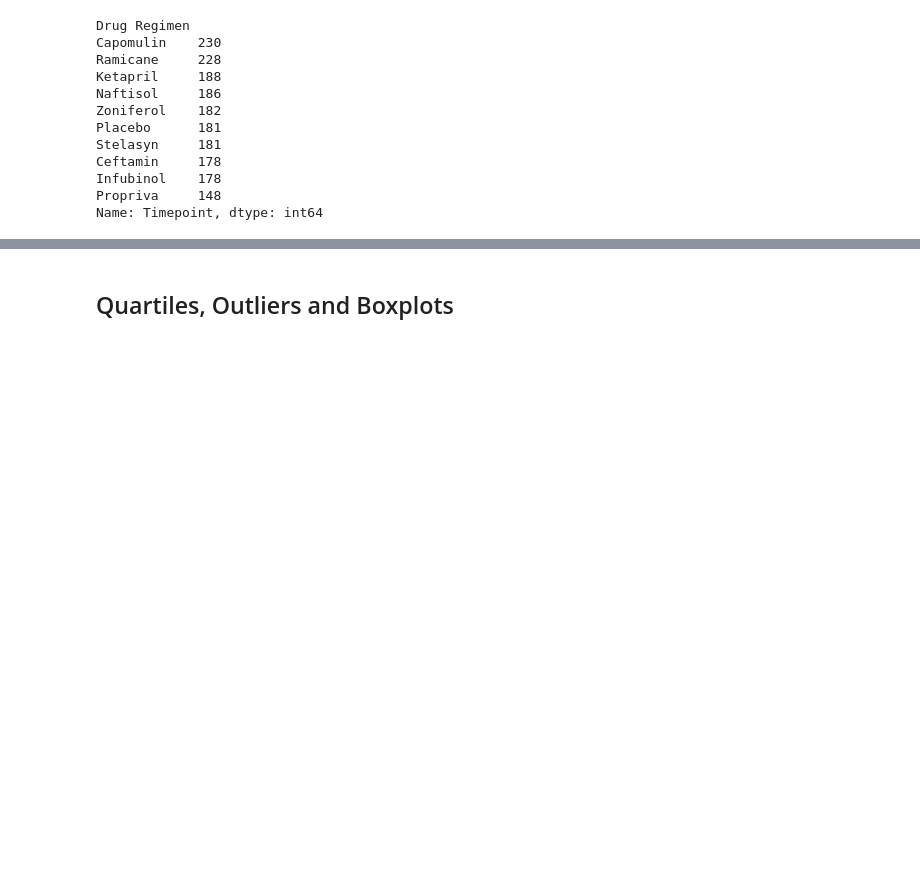
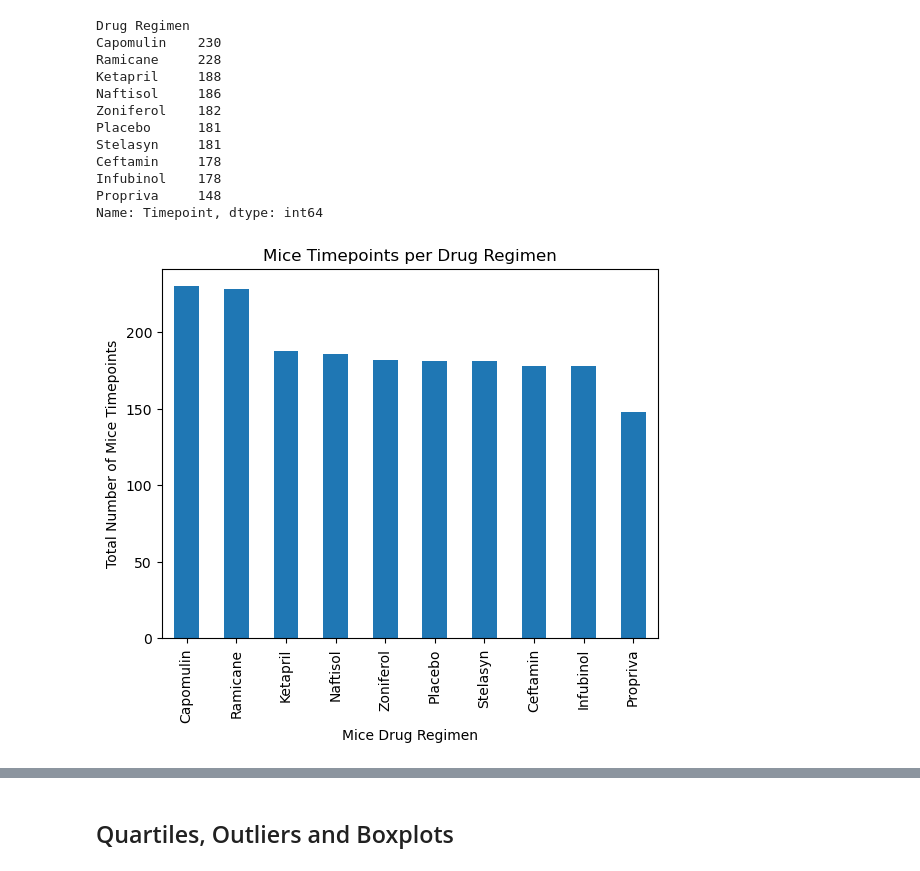
Before and after one commit to avistechqwn/Matplotlib-Challenge-Module-5, a Jupyter notebook: Avis Cleaned Hmwk M5 pymaceuticals_starter.ipynb, the cells around one changed output, grey strips where cells are left out. Saved outputs shown, nothing was run; the diff lists cells and outputs as text; code cells hidden in the pictures; blank space fills up the shorter version.

Commit message:
Added updated clean files

```diff
--- a/Avis Cleaned Hmwk M5 pymaceuticals_starter.ipynb
+++ b/Avis Cleaned Hmwk M5 pymaceuticals_starter.ipynb
@@ -180,13 +166,16 @@ Name: Timepoint, dtype: int64
 # %%
 # Generate a bar plot showing the total number of timepoints for all mice tested for each drug regimen using Pandas.
 Drug_Regimen = ["Capomulin", "Ceftamin", "Infubinol", "Ketapril", "Naftisol", "Placebo", "Propriva", "Ramicane", "Stelasyn","Zoniferol"]
 Mice_Ttl_Number_of_Timepoints = [230, 228, 188, 186, 182, 181, 181, 178, 178, 148]
 
+df_tp.plot(kind="bar");
 
-
-df_tp = clean_data.groupby("Drug Regimen").count()["Timepoint"].sort_values(ascending= False)
-
-df_tp.plot(kind="bar");
+plt.title("Mice Timepoints per Drug Regimen")
+plt.xlabel("Mice Drug Regimen")
+plt.ylabel("Total Number of Mice Timepoints")
+plt.show()
+# %% [output]
+[figure, added]
 # %%
 #Mat
 plt.bar(df_tp.index.values, df_tp.values)
```
Also changed, not shown: parts of 22 cells of this notebook.
